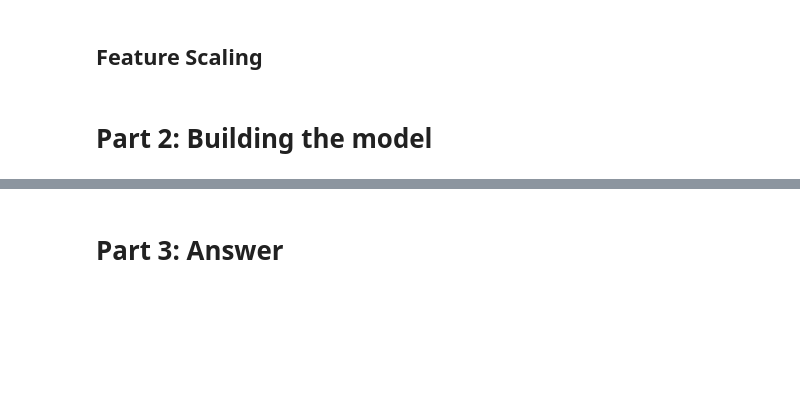
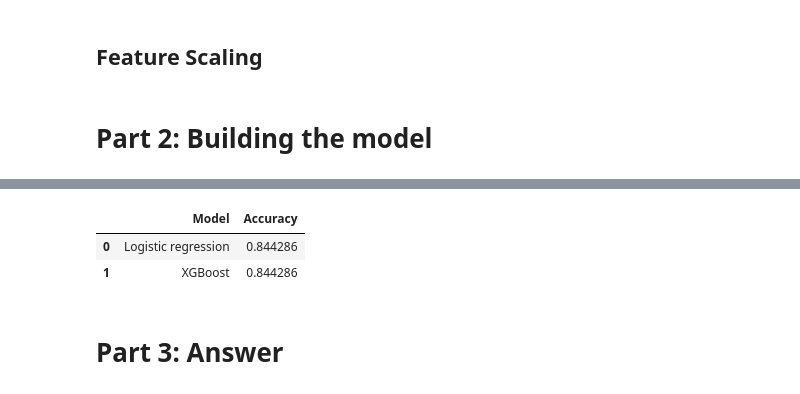
Before and after one commit to TheKIDends/AI-Predicting-Churn-For-Bank-Customers, a Jupyter notebook: PredictingChurnForBankCustomers.ipynb, the cells around one changed output, grey strips where cells are left out. Saved outputs shown, nothing was run; the diff lists cells and outputs as text; code cells hidden in the pictures; blank space fills up the shorter version.

```diff
--- a/PredictingChurnForBankCustomers.ipynb
+++ b/PredictingChurnForBankCustomers.ipynb
@@ -207,0 +217,3 @@ result_acc
+# %%
+results = pd.DataFrame([['Logistic regression', accuracy_lr[id_optim]]], columns=['Model', 'Accuracy'])
+results
@@ -207,0 +227,3 @@ result_acc
+# %%
+classifier_xgb = XGBClassifier()
+classifier_xgb.fit(x_train, y_train)
@@ -207,0 +241,12 @@ result_acc
+# %%
+y_hat = classifier_xgb.predict(x_test).flatten()
+# %%
+accuracy_xgb = accuracy(y_hat, y_test)
+# %%
+result = pd.DataFrame([['XGBoost', accuracy_xgb]], columns=['Model', 'Accuracy'])
+results = pd.concat([results, result], ignore_index=True)
+results
+# %% [output]
+|  | Model | Accuracy |
+| 0 | Logistic regression | 0.844286 |
+| 1 | XGBoost | 0.844286 |
```
Also changed, not shown: parts of 34 cells of this notebook, 1 other file.
